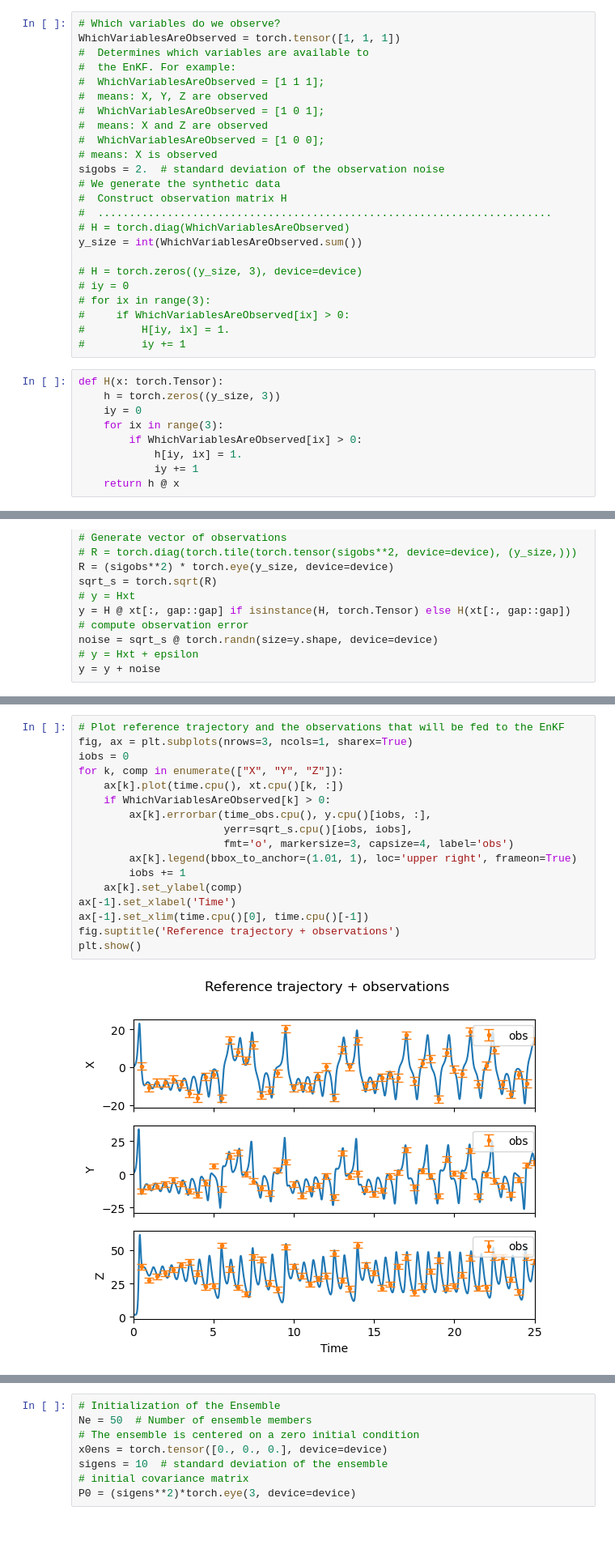
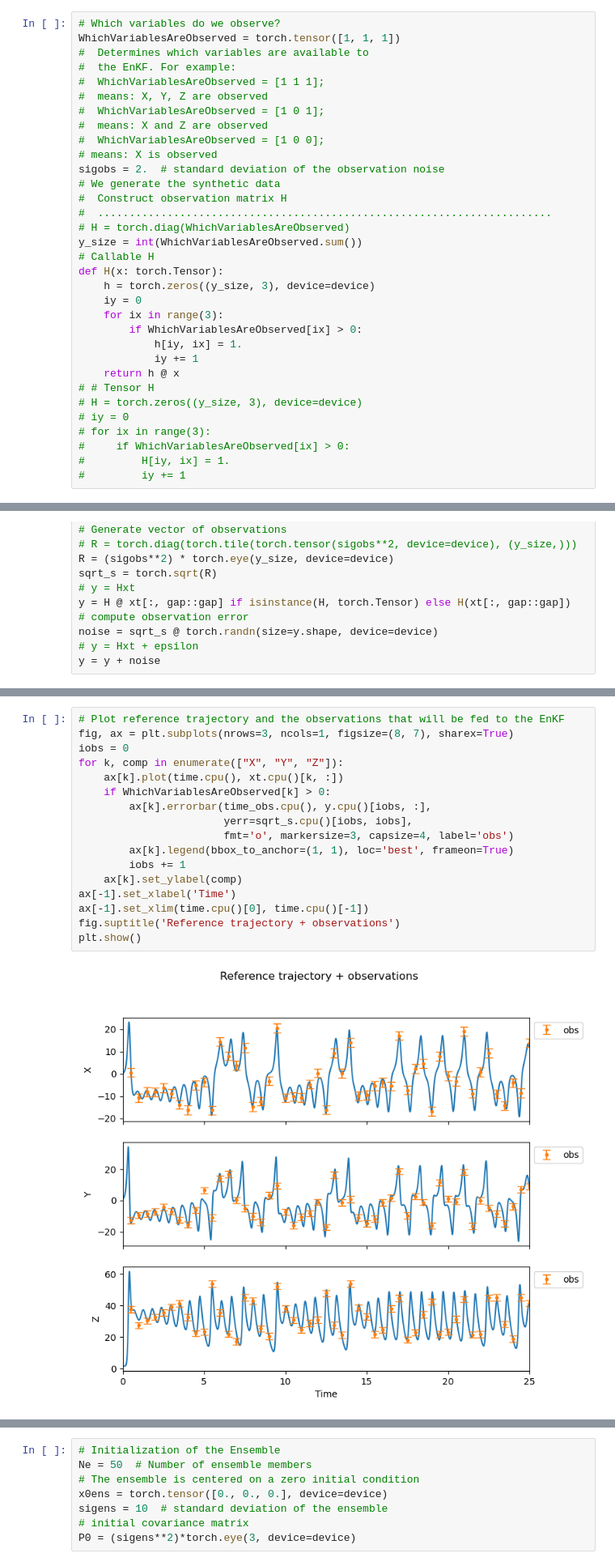
Before and after one commit to acse-jm122/torchda, a Jupyter notebook: examples/lorenz_enkf.ipynb, the cells around one changed output, grey strips where cells are left out. Shown: that part at 81% size. Cells and saved outputs as stored; diff of their text form; blank space fills up the shorter version.

Commit message:
Positioning the legend outside plot

```diff
--- a/examples/lorenz_enkf.ipynb
+++ b/examples/lorenz_enkf.ipynb
@@ -83,22 +83,22 @@ sigobs = 2.  # standard deviation of the observation noise
 #  ........................................................................
 # H = torch.diag(WhichVariablesAreObserved)
 y_size = int(WhichVariablesAreObserved.sum())
-
+# Callable H
+def H(x: torch.Tensor):
+    h = torch.zeros((y_size, 3), device=device)
+    iy = 0
+    for ix in range(3):
+        if WhichVariablesAreObserved[ix] > 0:
+            h[iy, ix] = 1.
+            iy += 1
+    return h @ x
+# # Tensor H
 # H = torch.zeros((y_size, 3), device=device)
 # iy = 0
 # for ix in range(3):
 #     if WhichVariablesAreObserved[ix] > 0:
 #         H[iy, ix] = 1.
 #         iy += 1
-# %%
-def H(x: torch.Tensor):
-    h = torch.zeros((y_size, 3))
-    iy = 0
-    for ix in range(3):
-        if WhichVariablesAreObserved[ix] > 0:
-            h[iy, ix] = 1.
-            iy += 1
-    return h @ x
 # %%
 # How often do we observe the true state?
 dtobs = 0.5  # time between observations
@@ -126,23 +126,23 @@ def H(x: torch.Tensor):
     return x @ h.T
 # %%
 # Plot reference trajectory and the observations that will be fed to the EnKF
-fig, ax = plt.subplots(nrows=3, ncols=1, sharex=True)
+fig, ax = plt.subplots(nrows=3, ncols=1, figsize=(8, 7), sharex=True)
 iobs = 0
 for k, comp in enumerate(["X", "Y", "Z"]):
     ax[k].plot(time.cpu(), xt.cpu()[k, :])
     if WhichVariablesAreObserved[k] > 0:
         ax[k].errorbar(time_obs.cpu(), y.cpu()[iobs, :],
                        yerr=sqrt_s.cpu()[iobs, iobs],
                        fmt='o', markersize=3, capsize=4, label='obs')
-        ax[k].legend(bbox_to_anchor=(1.01, 1), loc='upper right', frameon=True)
+        ax[k].legend(bbox_to_anchor=(1, 1), loc='best', frameon=True)
         iobs += 1
     ax[k].set_ylabel(comp)
 ax[-1].set_xlabel('Time')
 ax[-1].set_xlim(time.cpu()[0], time.cpu()[-1])
 fig.suptitle('Reference trajectory + observations')
 plt.show()
 # %% [output]
-[figure, old version]
+[figure, new version]
 # %% [markdown]
 ## Application of the Ensemble Kalman Filter
 
```
Also changed, not shown: parts of 2 cells of this notebook.
